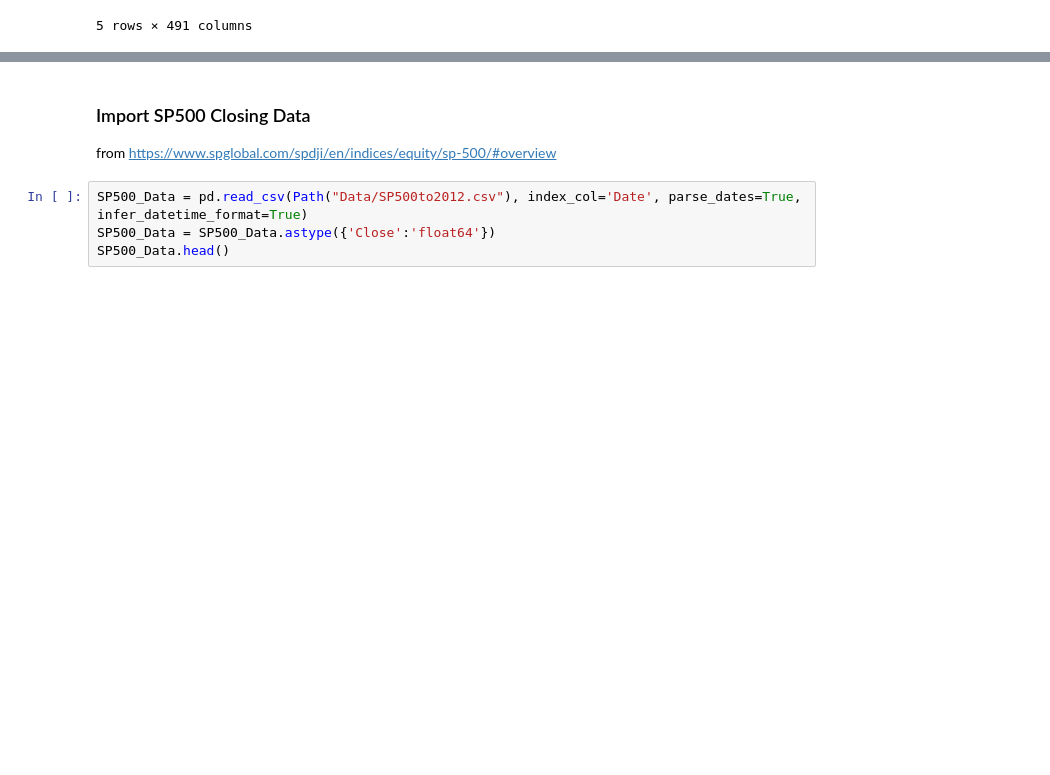
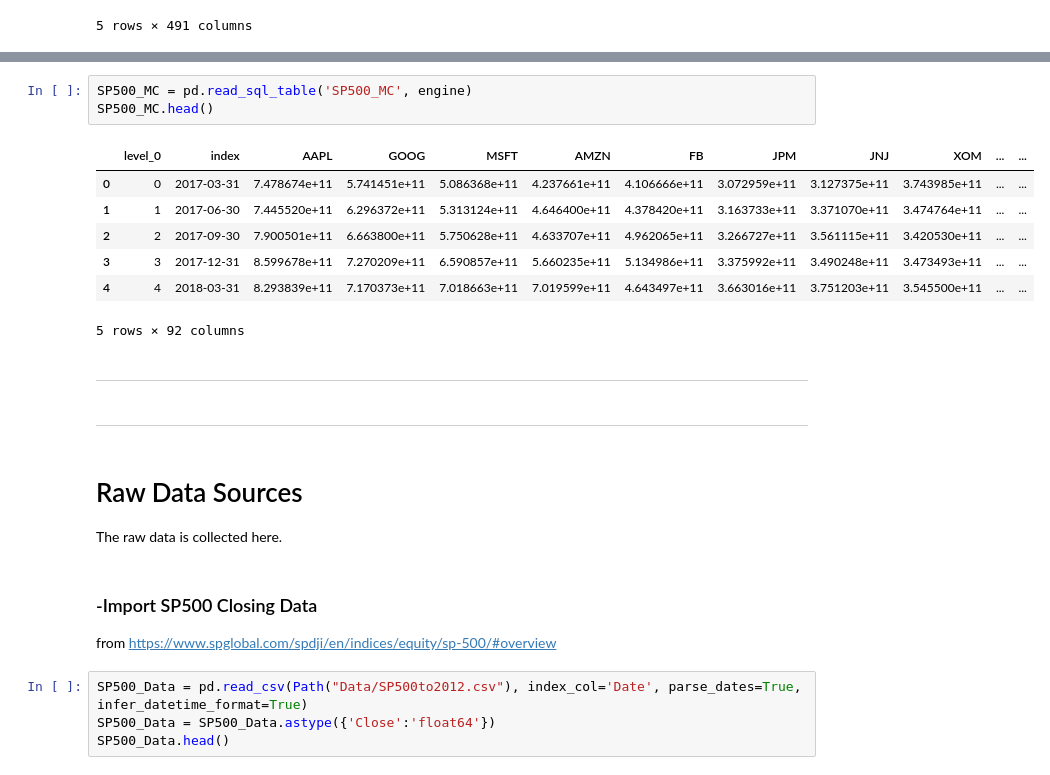
Before and after one commit to canavm2/Index_Investing_Investigation, a Jupyter notebook: Index Data.ipynb, the cells around one changed output, grey strips where cells are left out. Saved outputs shown, nothing was run; the diff lists cells and outputs as text; blank space fills up the shorter version.

```diff
--- a/Index Data.ipynb
+++ b/Index Data.ipynb
@@ -56,5 +94,24 @@ SP500_Cons_Close.head()
+# %%
+SP500_MC = pd.read_sql_table('SP500_MC', engine)
+SP500_MC.head()
+# %% [output]
+|  | level_0 | index | AAPL | GOOG | MSFT | AMZN | FB | JPM | JNJ | XOM | ... | ... |
+| 0 | 0 | 2017-03-31 | 7.478674e+11 | 5.741451e+11 | 5.086368e+11 | 4.237661e+11 | 4.106666e+11 | 3.072959e+11 | 3.127375e+11 | 3.743985e+11 | ... | ... |
+| 1 | 1 | 2017-06-30 | 7.445520e+11 | 6.296372e+11 | 5.313124e+11 | 4.646400e+11 | 4.378420e+11 | 3.163733e+11 | 3.371070e+11 | 3.474764e+11 | ... | ... |
+| 2 | 2 | 2017-09-30 | 7.900501e+11 | 6.663800e+11 | 5.750628e+11 | 4.633707e+11 | 4.962065e+11 | 3.266727e+11 | 3.561115e+11 | 3.420530e+11 | ... | ... |
+| 3 | 3 | 2017-12-31 | 8.599678e+11 | 7.270209e+11 | 6.590857e+11 | 5.660235e+11 | 5.134986e+11 | 3.375992e+11 | 3.490248e+11 | 3.473493e+11 | ... | ... |
+| 4 | 4 | 2018-03-31 | 8.293839e+11 | 7.170373e+11 | 7.018663e+11 | 7.019599e+11 | 4.643497e+11 | 3.663016e+11 | 3.751203e+11 | 3.545500e+11 | ... | ... |
+5 rows × 92 columns
+# %% [markdown]
+____________________
+# %% [markdown]
+_______________________
+# %% [markdown]
+# Raw Data Sources
+
+The raw data is collected here.
 # %% [markdown]
-### Import SP500  Closing Data
+### -Import SP500  Closing Data
 
 from https://www.spglobal.com/spdji/en/indices/equity/sp-500/#overview
 # %%
```
Also changed, not shown: parts of 27 cells of this notebook, 4 other files.
